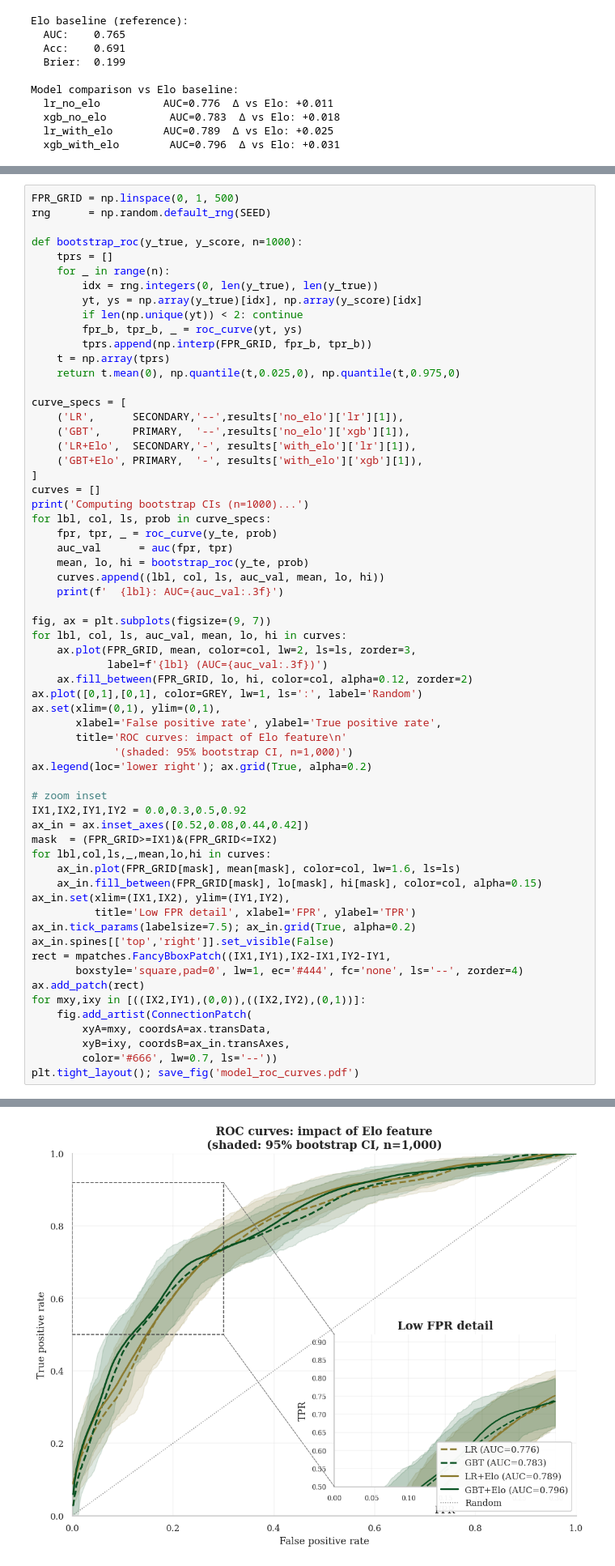
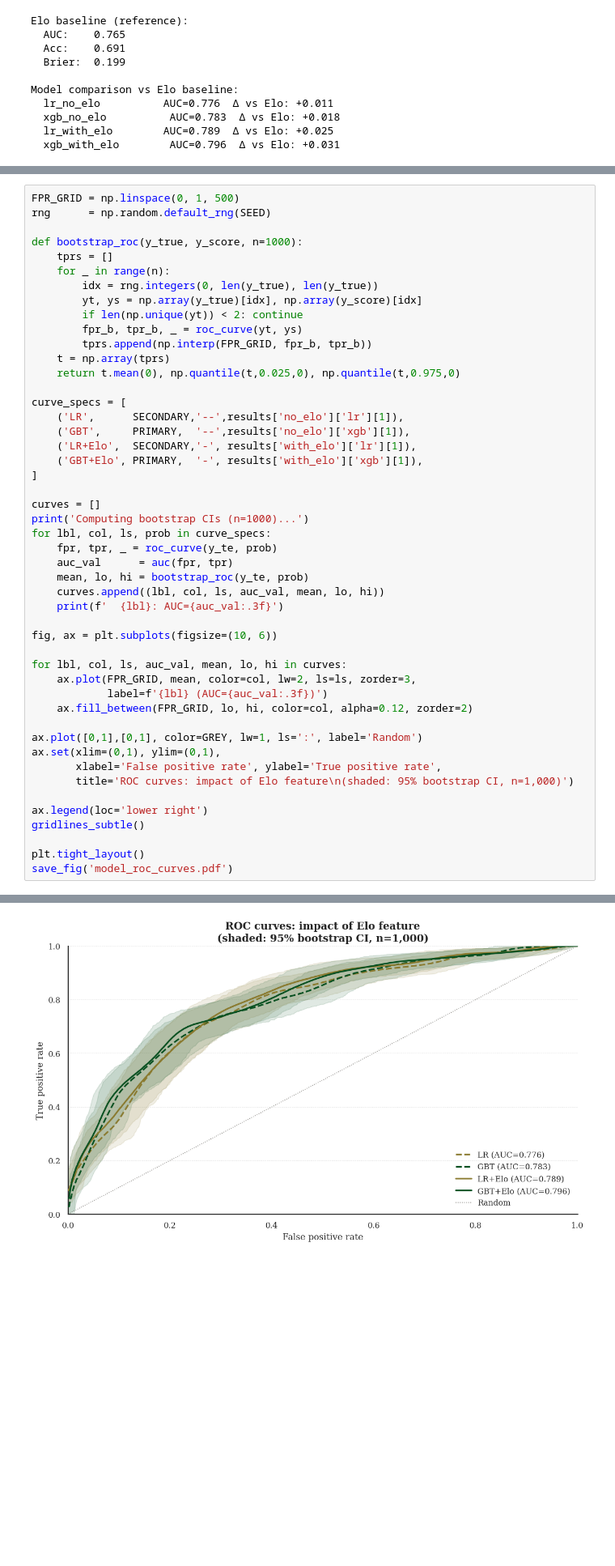
Before and after one commit to brandtami/springboks-rugby-analytics, a Jupyter notebook: notebooks/04_model_training.ipynb, the cells around one changed output, grey strips where cells are left out. Shown at 81% size. Drawn from its saved outputs; the diff is of its cells as text; blank space fills up the shorter version.

Commit message:
final figure style implemented

```diff
--- a/notebooks/04_model_training.ipynb
+++ b/notebooks/04_model_training.ipynb
@@ -287,6 +322,7 @@ curve_specs = [
     ('LR+Elo',  SECONDARY,'-', results['with_elo']['lr'][1]),
     ('GBT+Elo', PRIMARY,  '-', results['with_elo']['xgb'][1]),
 ]
+
 curves = []
 print('Computing bootstrap CIs (n=1000)...')
 for lbl, col, ls, prob in curve_specs:
@@ -296,38 +332,23 @@ for lbl, col, ls, prob in curve_specs:
     curves.append((lbl, col, ls, auc_val, mean, lo, hi))
     print(f'  {lbl}: AUC={auc_val:.3f}')
 
-fig, ax = plt.subplots(figsize=(9, 7))
+fig, ax = plt.subplots(figsize=(10, 6))
+
 for lbl, col, ls, auc_val, mean, lo, hi in curves:
     ax.plot(FPR_GRID, mean, color=col, lw=2, ls=ls, zorder=3,
             label=f'{lbl} (AUC={auc_val:.3f})')
     ax.fill_between(FPR_GRID, lo, hi, color=col, alpha=0.12, zorder=2)
+
 ax.plot([0,1],[0,1], color=GREY, lw=1, ls=':', label='Random')
 ax.set(xlim=(0,1), ylim=(0,1),
        xlabel='False positive rate', ylabel='True positive rate',
-       title='ROC curves: impact of Elo feature\n'
-             '(shaded: 95% bootstrap CI, n=1,000)')
-ax.legend(loc='lower right'); ax.grid(True, alpha=0.2)
+       title='ROC curves: impact of Elo feature\n(shaded: 95% bootstrap CI, n=1,000)')
 
-# zoom inset
-IX1,IX2,IY1,IY2 = 0.0,0.3,0.5,0.92
-ax_in = ax.inset_axes([0.52,0.08,0.44,0.42])
-mask  = (FPR_GRID>=IX1)&(FPR_GRID<=IX2)
-for lbl,col,ls,_,mean,lo,hi in curves:
-    ax_in.plot(FPR_GRID[mask], mean[mask], color=col, lw=1.6, ls=ls)
-    ax_in.fill_between(FPR_GRID[mask], lo[mask], hi[mask], color=col, alpha=0.15)
-ax_in.set(xlim=(IX1,IX2), ylim=(IY1,IY2),
-          title='Low FPR detail', xlabel='FPR', ylabel='TPR')
-ax_in.tick_params(labelsize=7.5); ax_in.grid(True, alpha=0.2)
-ax_in.spines[['top','right']].set_visible(False)
-rect = mpatches.FancyBboxPatch((IX1,IY1),IX2-IX1,IY2-IY1,
-       boxstyle='square,pad=0', lw=1, ec='#444', fc='none', ls='--', zorder=4)
-ax.add_patch(rect)
-for mxy,ixy in [((IX2,IY1),(0,0)),((IX2,IY2),(0,1))]:
-    fig.add_artist(ConnectionPatch(
-        xyA=mxy, coordsA=ax.transData,
-        xyB=ixy, coordsB=ax_in.transAxes,
-        color='#666', lw=0.7, ls='--'))
-plt.tight_layout(); save_fig('model_roc_curves.pdf')
+ax.legend(loc='lower right')
+gridlines_subtle()
+
+plt.tight_layout()
+save_fig('model_roc_curves.pdf')
 # %% [output]
 Computing bootstrap CIs (n=1000)...
   LR: AUC=0.776
@@ -337,3 +359,3 @@ Computing bootstrap CIs (n=1000)...
-[figure, old version]
+[figure, new version]
 Saved: model_roc_curves.pdf
 # %%
```
Also changed, not shown: parts of 5 cells of this notebook, 16 other files.
